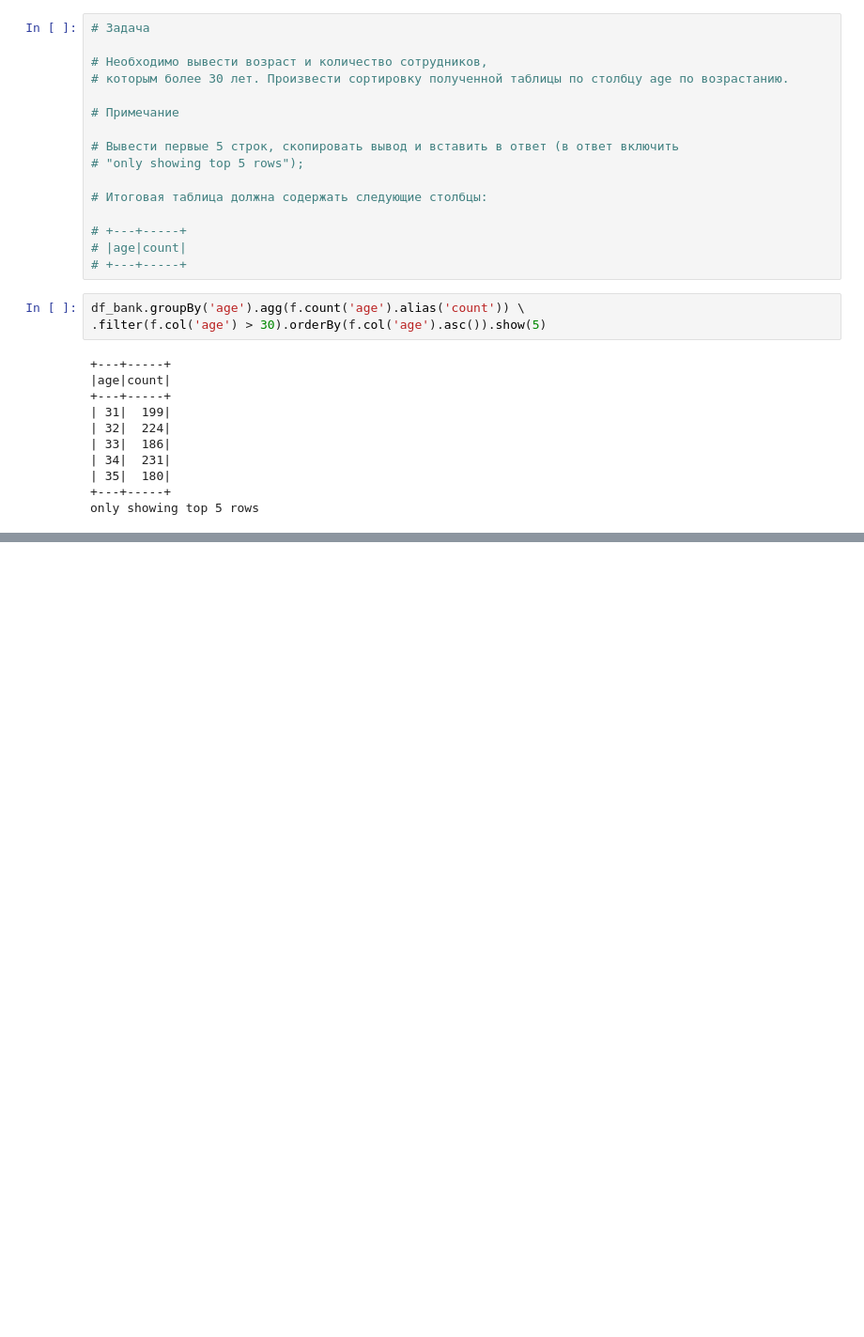
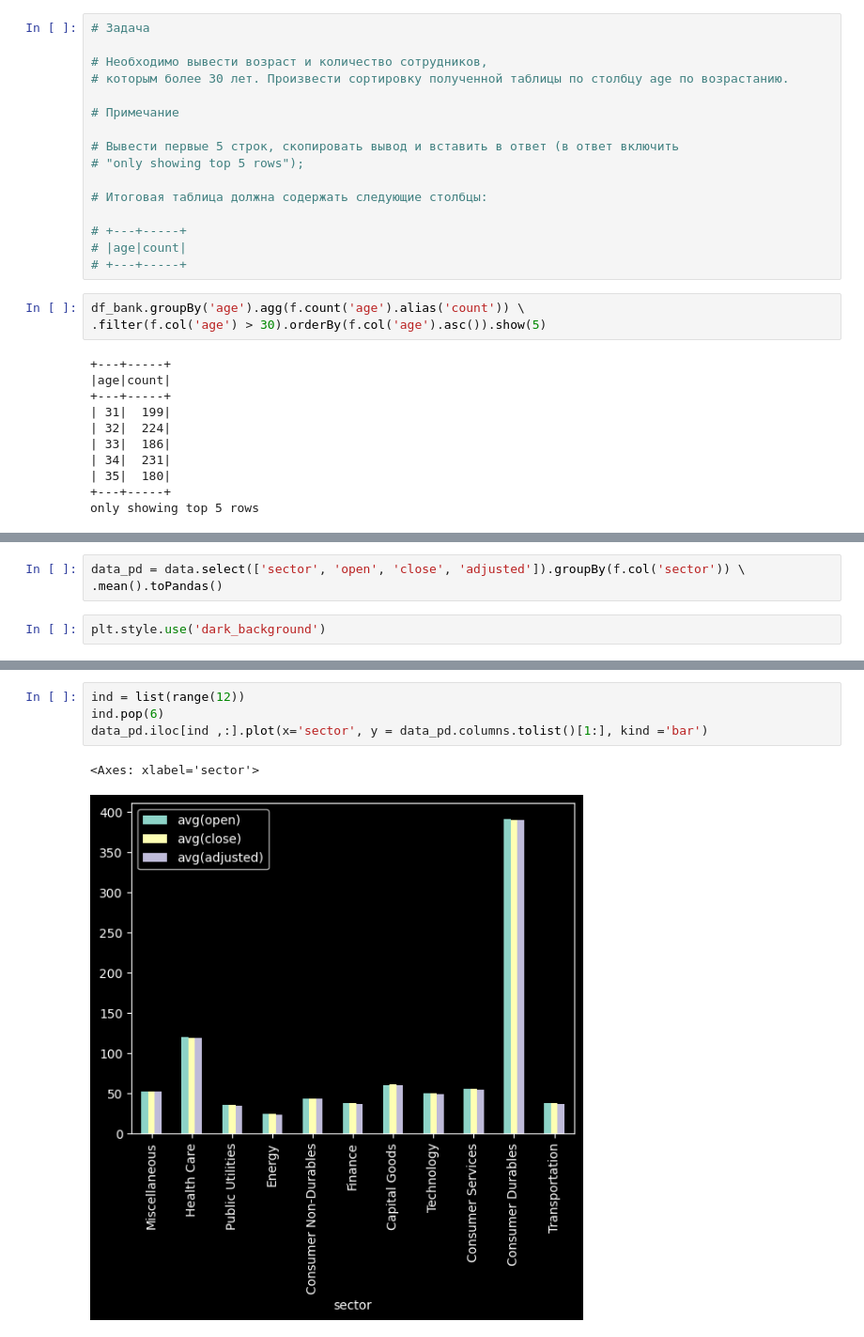
Before and after one commit to DVK-MSU/spark_stepic_course, a Jupyter notebook: PySpark_Stepic_Tutorial.ipynb, the cells around one changed output, grey strips where cells are left out. Shown: that part at 94% size. Cells and saved outputs as stored; diff of their text form; blank space fills up the shorter version.

```diff
--- a/PySpark_Stepic_Tutorial.ipynb
+++ b/PySpark_Stepic_Tutorial.ipynb
@@ -954,0 +988,5 @@ only showing top 5 rows
+# %%
+data_pd = data.select(['sector', 'open', 'close', 'adjusted']).groupBy(f.col('sector')) \
+.mean().toPandas()
+# %%
+plt.style.use('dark_background')
@@ -954,0 +1009,7 @@ only showing top 5 rows
+# %%
+ind = list(range(12))
+ind.pop(6)
+data_pd.iloc[ind ,:].plot(x='sector', y = data_pd.columns.tolist()[1:], kind ='bar')
+# %% [output]
+<Axes: xlabel='sector'>
+[figure, added]
```
Also changed, not shown: parts of 17 cells of this notebook.
